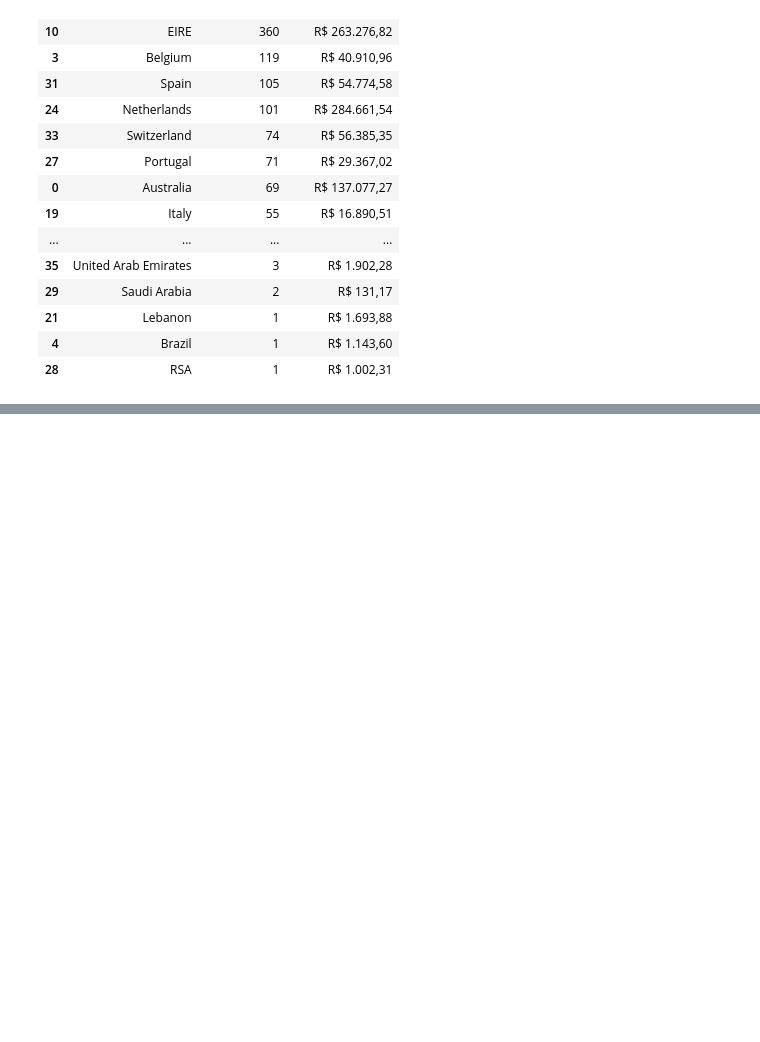
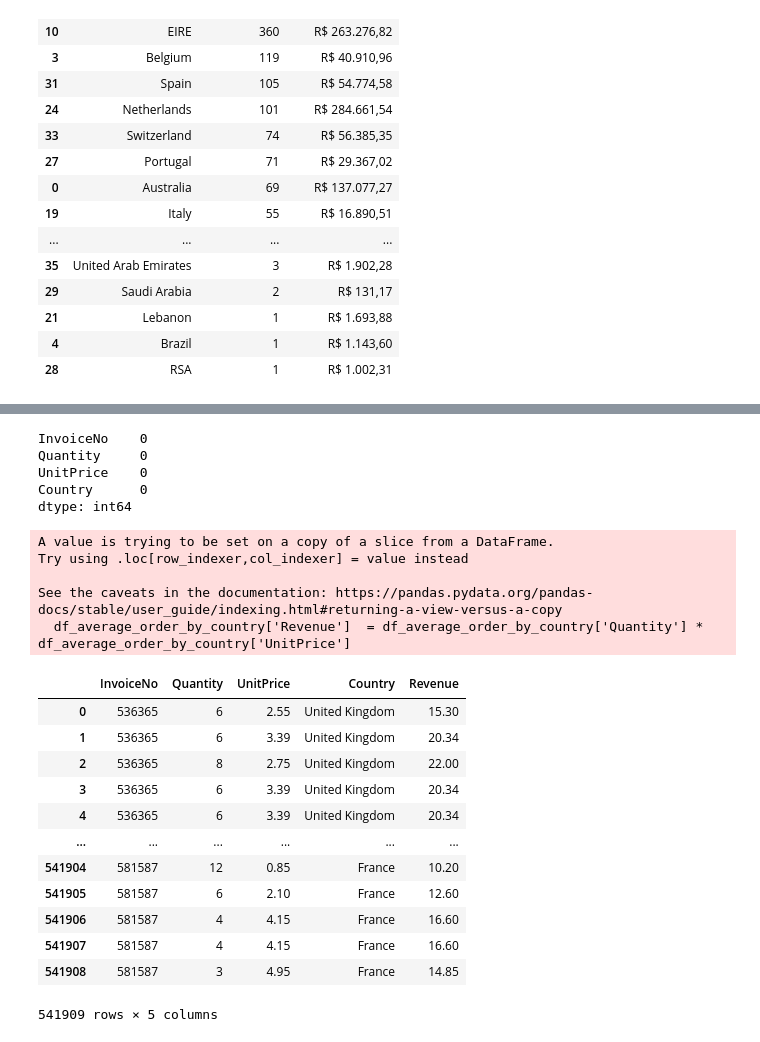
Before and after one commit to devWeb-JP18/bi-data-ai-portfolio, a Jupyter notebook: projects_data_analysis_and_BI/Online_retail/app.ipynb, the cells around one changed output, grey strips where cells are left out. Cells and saved outputs as stored; diff of their text form; code cells hidden in the pictures; blank space fills up the shorter version.

Commit message:
data analysis online retail

```diff
--- a/projects_data_analysis_and_BI/Online_retail/app.ipynb
+++ b/projects_data_analysis_and_BI/Online_retail/app.ipynb
@@ -466,0 +469,10 @@ countries_with_most_purchase
+# %%
+#1 Extract the dataset with relevant infos
+#2 clean the data
+#3 extract the revenue by invoice
+#4 group the dataset
+#5 Format to Brazilian currency
+
+#1
+df_average_order_by_country = df[['InvoiceNo','Quantity','UnitPrice','Country']]
+df_average_order_by_country
@@ -466,0 +493,33 @@ countries_with_most_purchase
+# %%
+#2
+df_average_order_by_country.isna().sum()
+#No empty rows
+# %% [output]
+InvoiceNo    0
+Quantity     0
+UnitPrice    0
+Country      0
+dtype: int64
+# %%
+#3
+df_average_order_by_country['Revenue']  = df_average_order_by_country['Quantity'] * df_average_order_by_country['UnitPrice']
+df_average_order_by_country
+# %% [output]
+A value is trying to be set on a copy of a slice from a DataFrame.
+Try using .loc[row_indexer,col_indexer] = value instead
+
+See the caveats in the documentation: https://pandas.pydata.org/pandas-docs/stable/user_guide/indexing.html#returning-a-view-versus-a-copy
+  df_average_order_by_country['Revenue']  = df_average_order_by_country['Quantity'] * df_average_order_by_country['UnitPrice']
+|  | InvoiceNo | Quantity | UnitPrice | Country | Revenue |
+| 0 | 536365 | 6 | 2.55 | United Kingdom | 15.30 |
+| 1 | 536365 | 6 | 3.39 | United Kingdom | 20.34 |
+| 2 | 536365 | 8 | 2.75 | United Kingdom | 22.00 |
+| 3 | 536365 | 6 | 3.39 | United Kingdom | 20.34 |
+| 4 | 536365 | 6 | 3.39 | United Kingdom | 20.34 |
+| ... | ... | ... | ... | ... | ... |
+| 541904 | 581587 | 12 | 0.85 | France | 10.20 |
+| 541905 | 581587 | 6 | 2.10 | France | 12.60 |
+| 541906 | 581587 | 4 | 4.15 | France | 16.60 |
+| 541907 | 581587 | 4 | 4.15 | France | 16.60 |
+| 541908 | 581587 | 3 | 4.95 | France | 14.85 |
+541909 rows × 5 columns
```
Also changed, not shown: parts of 16 cells of this notebook.
